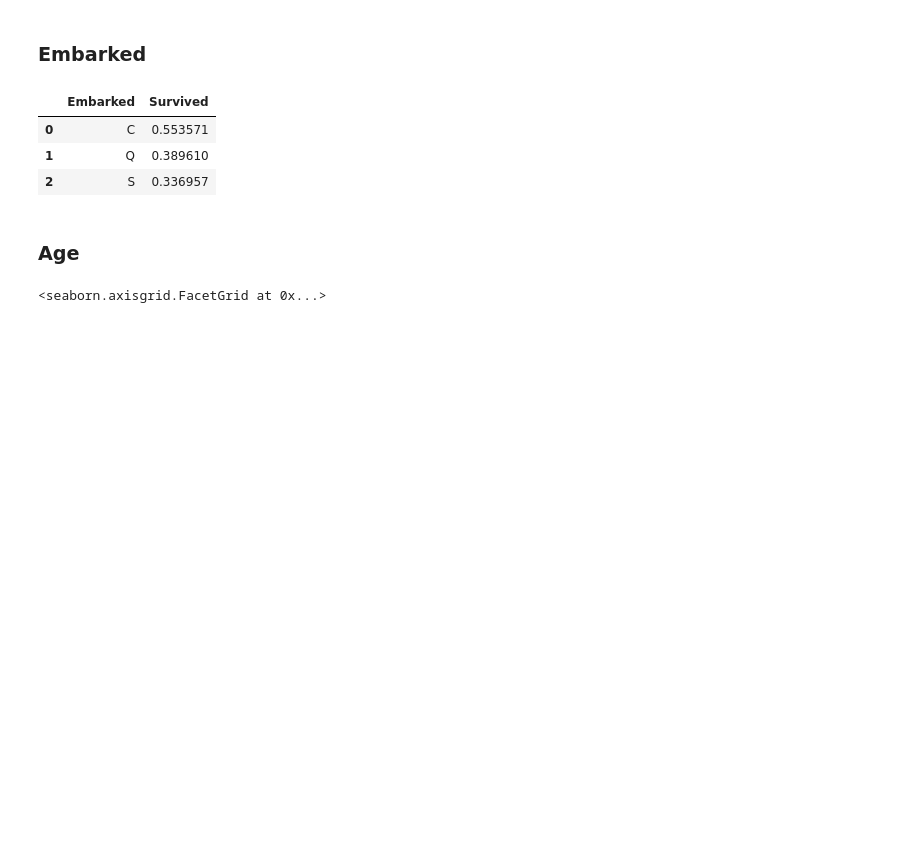
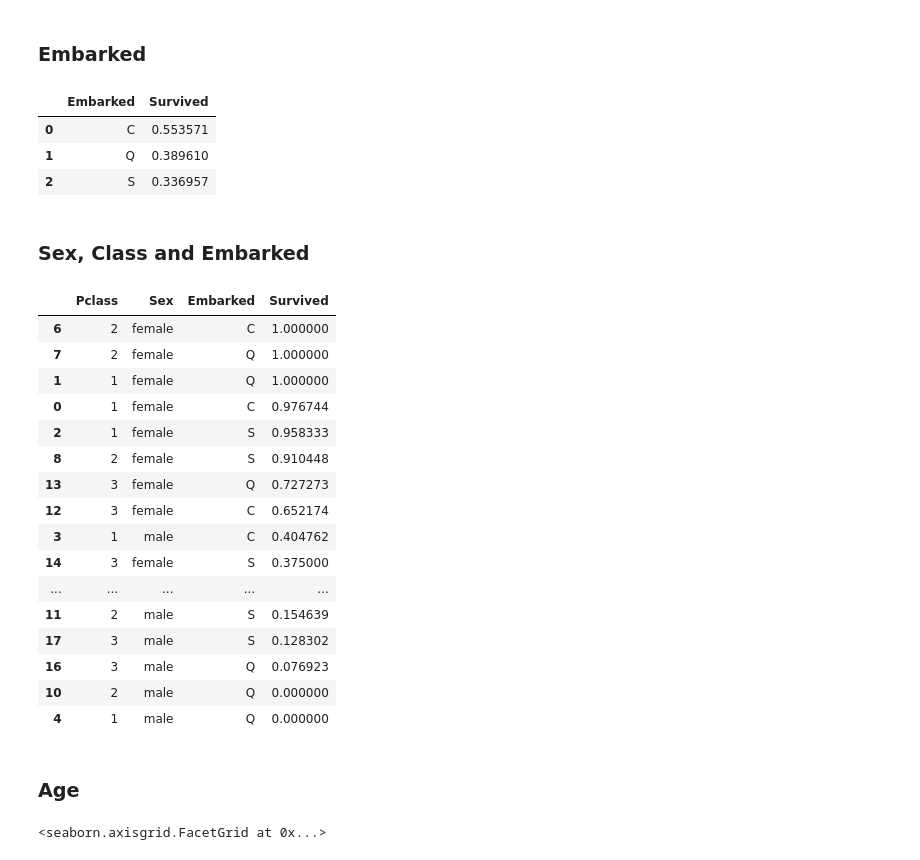
Before and after one commit to adrifmonte/ml-intro, a Jupyter notebook: titanic-notebook/machine-learning-continues.ipynb, the cells around one changed output. Cells and saved outputs as stored; diff of their text form; code cells hidden in the pictures; blank space fills up the shorter version.

Commit message:
Added Embarked+Sex+Pclass analysis + Added test data score + Added prediction to both algorithms

```diff
--- a/titanic-notebook/machine-learning-continues.ipynb
+++ b/titanic-notebook/machine-learning-continues.ipynb
@@ -189,6 +189,29 @@ train_df[['Embarked', 'Survived']].groupby(['Embarked'], as_index=False).mean()
 | 0 | C | 0.553571 |
 | 1 | Q | 0.389610 |
 | 2 | S | 0.336957 |
+# %% [markdown]
+### Sex, Class and Embarked
+# %%
+sex_and_class = train_df[['Pclass', 'Sex', 'Embarked', 'Survived']].groupby(['Pclass', 'Sex', 'Embarked'], as_index=False).mean()
+sex_and_class.sort_values(by='Survived', ascending=False)
+# %% [output]
+|  | Pclass | Sex | Embarked | Survived |
+| 6 | 2 | female | C | 1.000000 |
+| 7 | 2 | female | Q | 1.000000 |
+| 1 | 1 | female | Q | 1.000000 |
+| 0 | 1 | female | C | 0.976744 |
+| 2 | 1 | female | S | 0.958333 |
+| 8 | 2 | female | S | 0.910448 |
+| 13 | 3 | female | Q | 0.727273 |
+| 12 | 3 | female | C | 0.652174 |
+| 3 | 1 | male | C | 0.404762 |
+| 14 | 3 | female | S | 0.375000 |
+| ... | ... | ... | ... | ... |
+| 11 | 2 | male | S | 0.154639 |
+| 17 | 3 | male | S | 0.128302 |
+| 16 | 3 | male | Q | 0.076923 |
+| 10 | 2 | male | Q | 0.000000 |
+| 4 | 1 | male | Q | 0.000000 |
 # %% [markdown]
 ### Age
 # %%
```
Also changed, not shown: parts of 6 cells of this notebook.
